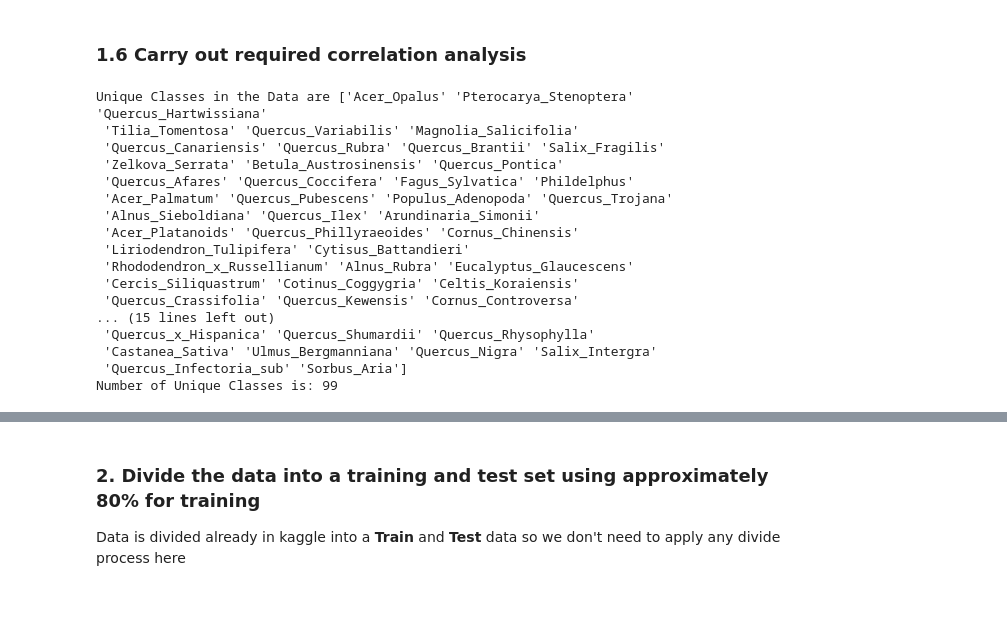
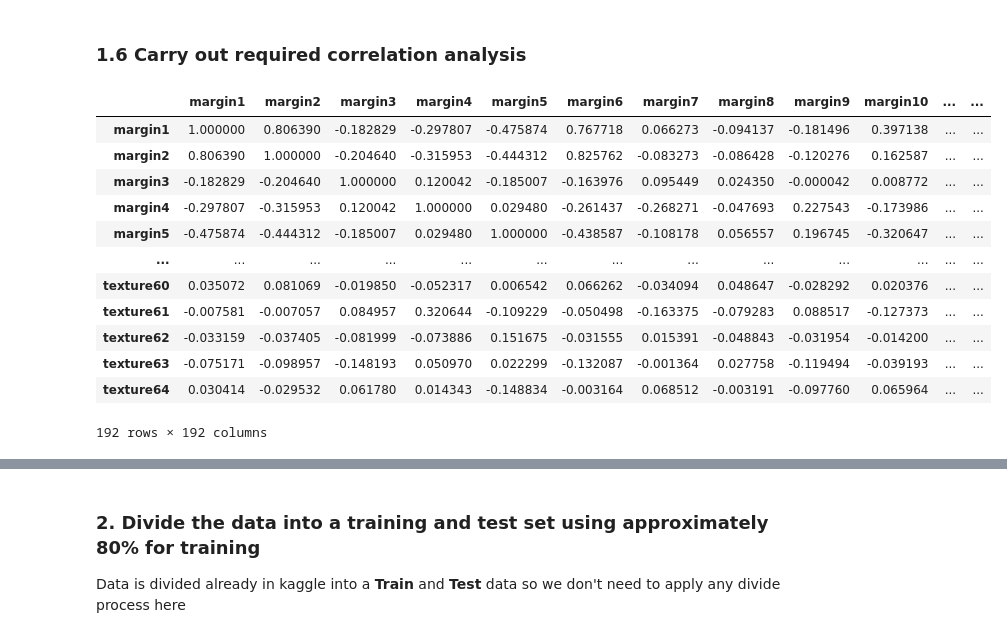
Before and after one commit to mahmodKhaled/Leaf-Classification, a Jupyter notebook: leaf_classification.ipynb, the cells around one changed output, grey strips where cells are left out. Drawn from its saved outputs; the diff is of its cells as text; code cells hidden in the pictures; blank space fills up the shorter version.

```diff
--- a/leaf_classification.ipynb
+++ b/leaf_classification.ipynb
@@ -275,25 +300,18 @@ X_test = test.drop(columns=['id'])
-# %%
-# determine unique classes in the dataset
-y_train_unique = pd.unique(y_train['species'])
-# length of unique classes
-y_train_unique_length = len(y_train_unique)
-print('Unique Classes in the Data are',y_train_unique)
-print('Number of Unique Classes is:',y_train_unique_length)
-# %% [output]
-Unique Classes in the Data are ['Acer_Opalus' 'Pterocarya_Stenoptera' 'Quercus_Hartwissiana'
- 'Tilia_Tomentosa' 'Quercus_Variabilis' 'Magnolia_Salicifolia'
- 'Quercus_Canariensis' 'Quercus_Rubra' 'Quercus_Brantii' 'Salix_Fragilis'
- 'Zelkova_Serrata' 'Betula_Austrosinensis' 'Quercus_Pontica'
- 'Quercus_Afares' 'Quercus_Coccifera' 'Fagus_Sylvatica' 'Phildelphus'
- 'Acer_Palmatum' 'Quercus_Pubescens' 'Populus_Adenopoda' 'Quercus_Trojana'
- 'Alnus_Sieboldiana' 'Quercus_Ilex' 'Arundinaria_Simonii'
- 'Acer_Platanoids' 'Quercus_Phillyraeoides' 'Cornus_Chinensis'
- 'Liriodendron_Tulipifera' 'Cytisus_Battandieri'
- 'Rhododendron_x_Russellianum' 'Alnus_Rubra' 'Eucalyptus_Glaucescens'
- 'Cercis_Siliquastrum' 'Cotinus_Coggygria' 'Celtis_Koraiensis'
- 'Quercus_Crassifolia' 'Quercus_Kewensis' 'Cornus_Controversa'
-... (15 lines left out)
- 'Quercus_x_Hispanica' 'Quercus_Shumardii' 'Quercus_Rhysophylla'
- 'Castanea_Sativa' 'Ulmus_Bergmanniana' 'Quercus_Nigra' 'Salix_Intergra'
- 'Quercus_Infectoria_sub' 'Sorbus_Aria']
-Number of Unique Classes is: 99
+# %%
+# view correlations between columns
+correlation_matrix = X_train.corr()
+correlation_matrix
+# %% [output]
+|  | margin1 | margin2 | margin3 | margin4 | margin5 | margin6 | margin7 | margin8 | margin9 | margin10 | ... | ... |
+| margin1 | 1.000000 | 0.806390 | -0.182829 | -0.297807 | -0.475874 | 0.767718 | 0.066273 | -0.094137 | -0.181496 | 0.397138 | ... | ... |
+| margin2 | 0.806390 | 1.000000 | -0.204640 | -0.315953 | -0.444312 | 0.825762 | -0.083273 | -0.086428 | -0.120276 | 0.162587 | ... | ... |
+| margin3 | -0.182829 | -0.204640 | 1.000000 | 0.120042 | -0.185007 | -0.163976 | 0.095449 | 0.024350 | -0.000042 | 0.008772 | ... | ... |
+| margin4 | -0.297807 | -0.315953 | 0.120042 | 1.000000 | 0.029480 | -0.261437 | -0.268271 | -0.047693 | 0.227543 | -0.173986 | ... | ... |
+| margin5 | -0.475874 | -0.444312 | -0.185007 | 0.029480 | 1.000000 | -0.438587 | -0.108178 | 0.056557 | 0.196745 | -0.320647 | ... | ... |
+| ... | ... | ... | ... | ... | ... | ... | ... | ... | ... | ... | ... | ... |
+| texture60 | 0.035072 | 0.081069 | -0.019850 | -0.052317 | 0.006542 | 0.066262 | -0.034094 | 0.048647 | -0.028292 | 0.020376 | ... | ... |
+| texture61 | -0.007581 | -0.007057 | 0.084957 | 0.320644 | -0.109229 | -0.050498 | -0.163375 | -0.079283 | 0.088517 | -0.127373 | ... | ... |
+| texture62 | -0.033159 | -0.037405 | -0.081999 | -0.073886 | 0.151675 | -0.031555 | 0.015391 | -0.048843 | -0.031954 | -0.014200 | ... | ... |
+| texture63 | -0.075171 | -0.098957 | -0.148193 | 0.050970 | 0.022299 | -0.132087 | -0.001364 | 0.027758 | -0.119494 | -0.039193 | ... | ... |
+| texture64 | 0.030414 | -0.029532 | 0.061780 | 0.014343 | -0.148834 | -0.003164 | 0.068512 | -0.003191 | -0.097760 | 0.065964 | ... | ... |
+192 rows × 192 columns
```
Also changed, not shown: parts of 15 cells of this notebook.
